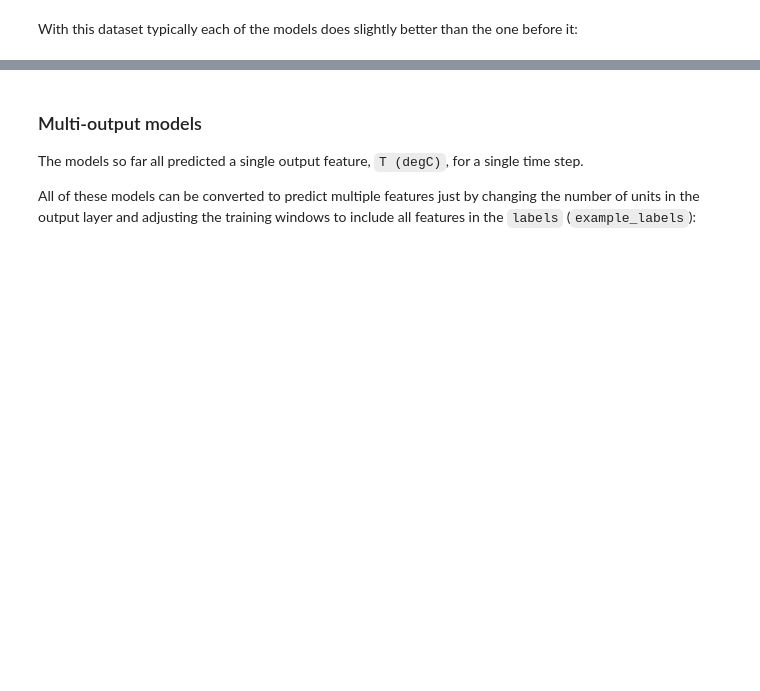
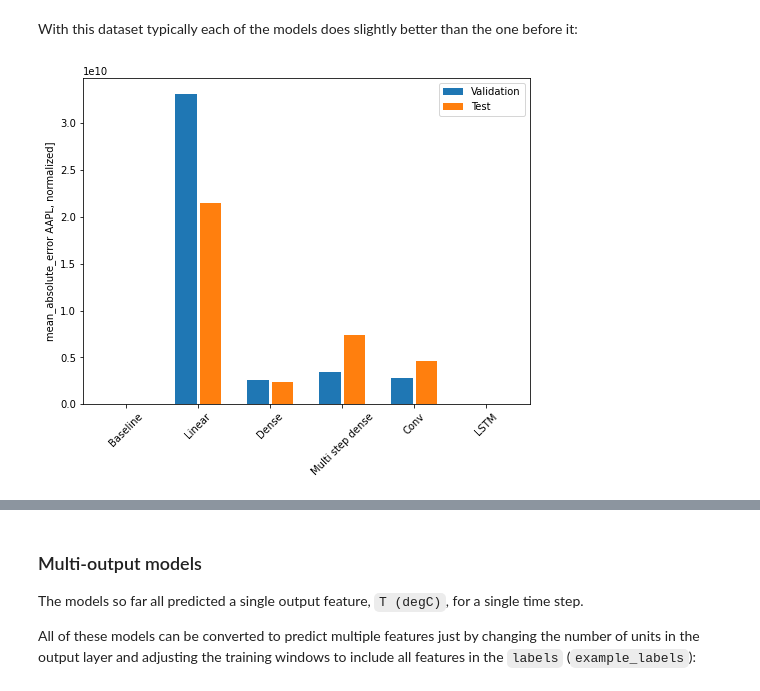
Before and after one commit to AndreyRzhaksinskiy/Learning-ML-for-trading, a Jupyter notebook: tensorflow.org/time_series-my_dataset.ipynb, the cells around one changed output, grey strips where cells are left out. Saved outputs shown, nothing was run; the diff lists cells and outputs as text; code cells hidden in the pictures; blank space fills up the shorter version.

```diff
--- a/tensorflow.org/time_series-my_dataset.ipynb
+++ b/tensorflow.org/time_series-my_dataset.ipynb
@@ -673,7 +685,7 @@ Configure a `WindowGenerator` object to produce these single-step `(input, label
 # %%
 single_step_window = WindowGenerator(
     input_width=1, label_width=1, shift=1,
-    label_columns=['T (degC)'])
+    label_columns=['AAPL'])
 single_step_window
 # %% [output]
 Total window size: 2
@@ -881,6 +904,6 @@ conv_window = WindowGenerator(
     input_width=CONV_WIDTH,
     label_width=1,
     shift=1,
-    label_columns=['T (degC)'])
+    label_columns=['AAPL'])
 
 conv_window
@@ -1034,17 +1107,19 @@ With this dataset typically each of the models does slightly better than the one
 # %%
 x = np.arange(len(performance))
 width = 0.3
 metric_name = 'mean_absolute_error'
 metric_index = lstm_model.metrics_names.index('mean_absolute_error')
 val_mae = [v[metric_index] for v in val_performance.values()]
 test_mae = [v[metric_index] for v in performance.values()]
 
-plt.ylabel('mean_absolute_error [T (degC), normalized]')
+plt.ylabel('mean_absolute_error AAPL, normalized]')
 plt.bar(x - 0.17, val_mae, width, label='Validation')
 plt.bar(x + 0.17, test_mae, width, label='Test')
 plt.xticks(ticks=x, labels=performance.keys(),
            rotation=45)
 _ = plt.legend()
+# %% [output]
+[figure, added]
 # %%
 for name, value in performance.items():
   print(f'{name:12s}: {value[1]:0.4f}')
```
Also changed, not shown: parts of 56 cells of this notebook.
